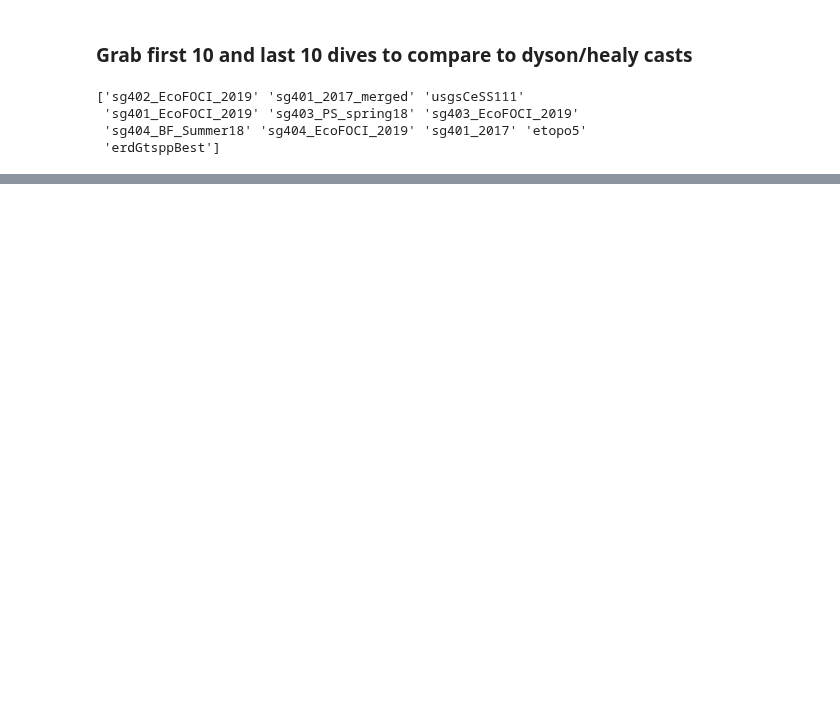
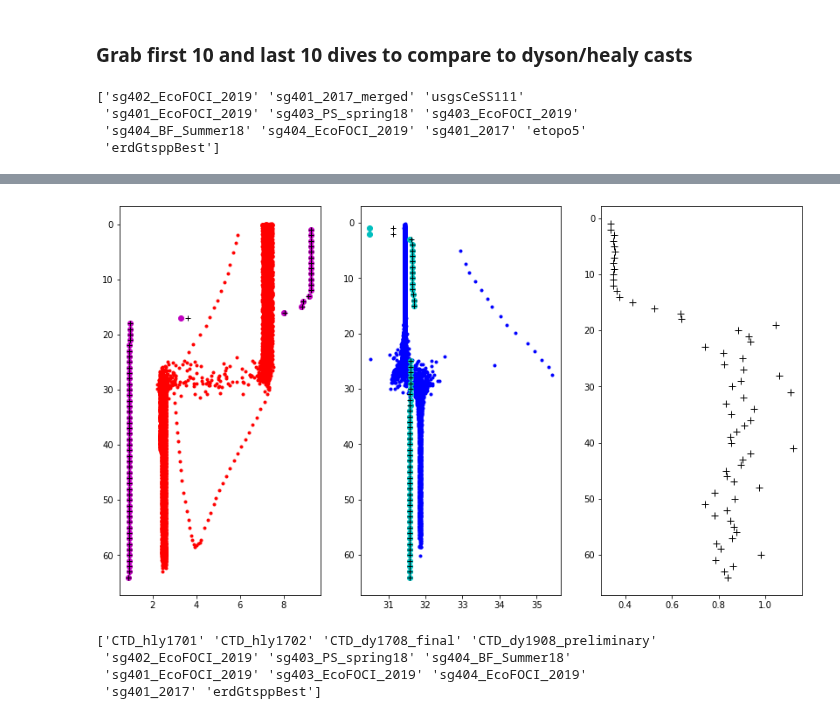
Before and after one commit to NOAA-PMEL/EcoFOCI_Jupyter_Notebooks, a Jupyter notebook: 2020/Ladd2020/2020Ladd_GRL_Reviewers.ipynb, the cells around one changed output, grey strips where cells are left out. Saved outputs shown, nothing was run; the diff lists cells and outputs as text; code cells hidden in the pictures; blank space fills up the shorter version.

```diff
--- a/2020/Ladd2020/2020Ladd_GRL_Reviewers.ipynb
+++ b/2020/Ladd2020/2020Ladd_GRL_Reviewers.ipynb
@@ -78,0 +134,64 @@ df_m
+# %%
+#plot first - roughly following 6hours after deployment
+
+import matplotlib as mpl
+import matplotlib.pyplot as plt
+
+fig, ax = plt.subplots(1,2,figsize=(14, 18))
+
+ax=plt.subplot(231)
+plt.plot(df_m.temperature,df_m.depth,'r.')
+plt.plot(df_d.T_28,df_d.pressure,'mo',markersize=6)
+plt.plot(df_d.T2_35,df_d.pressure,'k+',markersize=6)
+ax.invert_yaxis()
+
+ax=plt.subplot(232)
+plt.plot(df_m.salinity,df_m.depth,'b.')
+plt.plot(df_d.S_41,df_d.pressure,'co',markersize=6)
+plt.plot(df_d.S_42,df_d.pressure,'k+',markersize=6)
+ax.invert_yaxis()
+
+ax=plt.subplot(233)
+plt.plot(df_m.wlbb2fl_sig695nm_adjusted,df_m.depth,'g.')
+plt.plot(df_d.F_903,df_d.pressure,'k+',markersize=8)
+ax.invert_yaxis()
+# %% [output]
+[figure, added]
+# %%
+e = ERDDAP(server=server_url)
+df = pd.read_csv(e.get_search_url(response='csv', search_for='CTD'))
+print(df['Dataset ID'].values)
+
+dataset_id='CTD_dy1708_final'
+
+constraints={
+    'profile_id=':"dy1708c020_ctd"
+}
+
+try:
+    d = ERDDAP(server=server_url,
+        protocol='tabledap',
+        response='csv'
+    )
+    d.dataset_id = dataset_id
+    d.constraints = constraints
+except:
+    print('Failed to generate url {}'.format(dataset_id))
+
+try:
+    df_d = d.to_pandas(
+                index_col='time (UTC)',
+                parse_dates=True,
+                skiprows=(1,)  # units information can be dropped.
+                )
+    df_d.sort_index(inplace=True)
+    df_d.columns = [x[1].split()[0] for x in enumerate(df_d.columns)]
+
+except:
+    print(f"something failed in data download {dataset_id}")
+    pass
+# %% [output]
+['CTD_hly1701' 'CTD_hly1702' 'CTD_dy1708_final' 'CTD_dy1908_preliminary'
+ 'sg402_EcoFOCI_2019' 'sg403_PS_spring18' 'sg404_BF_Summer18'
+ 'sg401_EcoFOCI_2019' 'sg403_EcoFOCI_2019' 'sg404_EcoFOCI_2019'
+ 'sg401_2017' 'erdGtsppBest']
```
Also changed, not shown: parts of 7 cells of this notebook.
